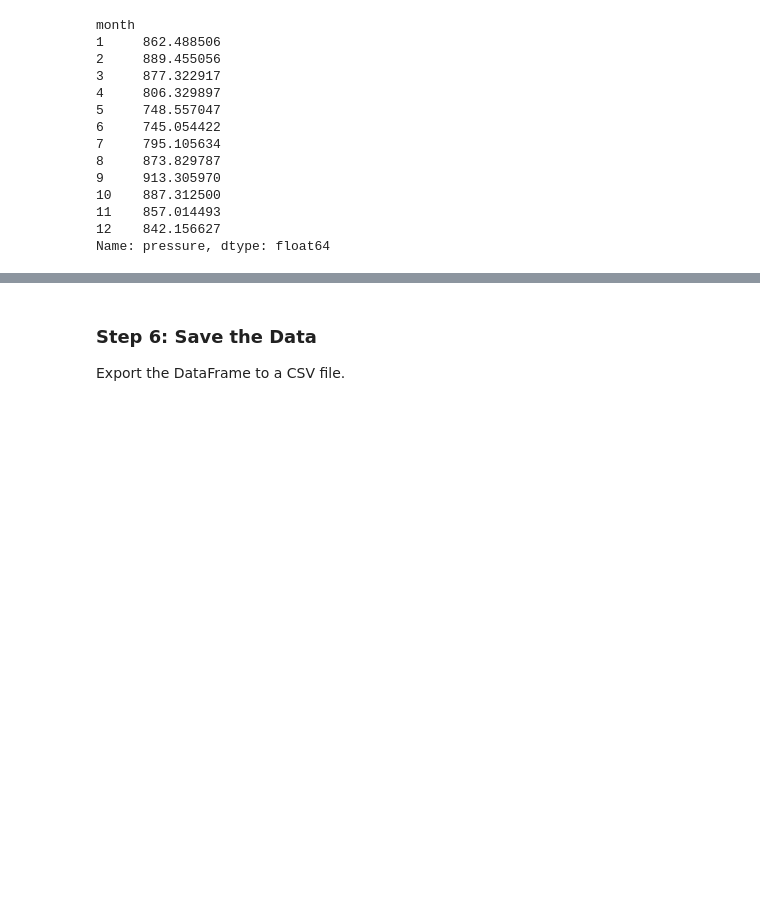
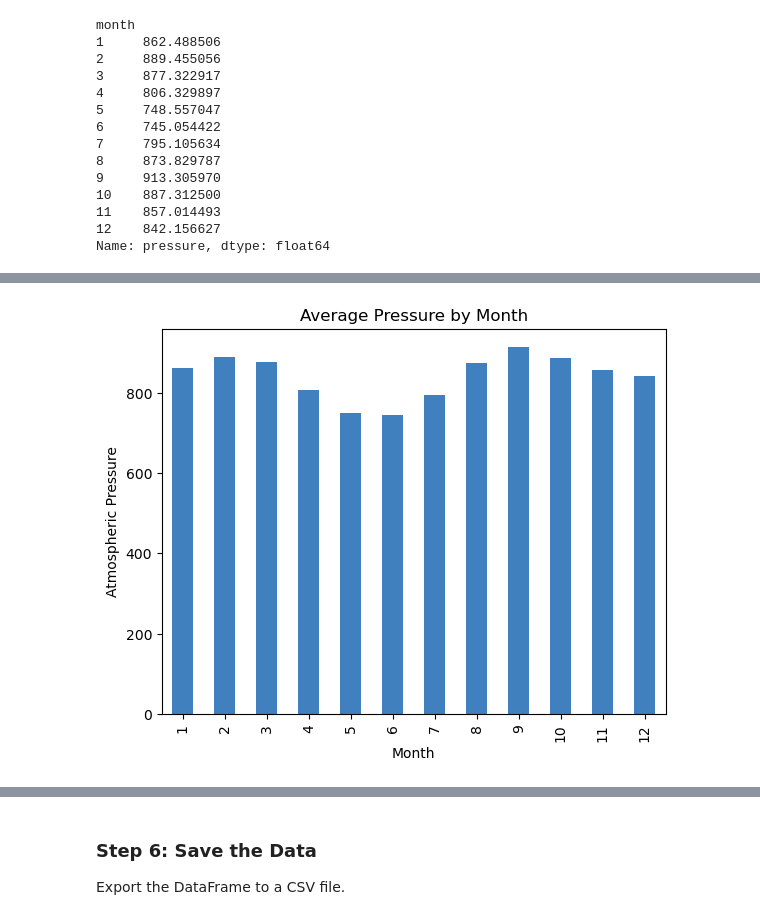
Before and after one commit to Ordannia/Scraping_Mars, a Jupyter notebook: Starter_Code/part_2_mars_weather.ipynb, the cells around one changed output, grey strips where cells are left out. Cells and saved outputs as stored; diff of their text form; code cells hidden in the pictures; blank space fills up the shorter version.

```diff
--- a/Starter_Code/part_2_mars_weather.ipynb
+++ b/Starter_Code/part_2_mars_weather.ipynb
@@ -206,5 +196,7 @@ plt.show()
 # %%
 # 4. What is the average pressure by month?
+avg_pressure_by_month = mars_data_df.groupby('month')['pressure'].mean()
+print(avg_pressure_by_month)
 # %% [output]
 month
 1     862.488506
@@ -227,2 +215,12 @@ Name: pressure, dtype: float64
+# %%
+# Plot the average pressure by month
+plt.figure(figsize=(6.5, 5))
+avg_pressure_by_month.plot(kind='bar', color='#4080bf')
+plt.title('Average Pressure by Month')
+plt.xlabel('Month')
+plt.ylabel('Atmospheric Pressure')
+plt.show()
+# %% [output]
+[figure, added]
 # %%
 # Identify the lowest and highest pressure months in Curiosity's location by sorting the previous graph
```
Also changed, not shown: parts of 13 cells of this notebook, 2 other files.
